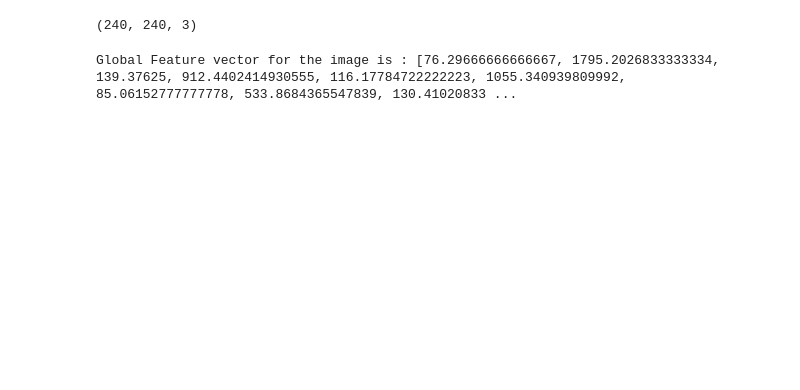
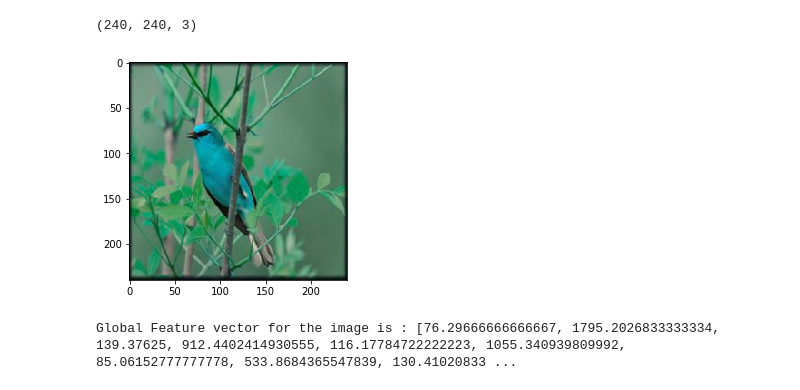
Before and after one commit to ArkaSarkar19/CSE344-Computer-Vision-Homeworks, a Jupyter notebook: HW4/2018222_HW4.ipynb, the cells around one changed output. Saved outputs shown, nothing was run; the diff lists cells and outputs as text; code cells hidden in the pictures; blank space fills up the shorter version.

```diff
--- a/HW4/2018222_HW4.ipynb
+++ b/HW4/2018222_HW4.ipynb
@@ -4,9 +5,12 @@ import cv2
 # %%
 img = cv2.imread("Blue_Winged_Warbler_0078_161889.jpg")
 img = cv2.resize(img, (240, 240))
 print(img.shape)
+plt.imshow(img)
+plt.show()
 # %% [output]
 (240, 240, 3)
+[figure, added]
 # %%
 def calculateSppVector(img):
     parts = [4,9,16,25]
```
Also changed, not shown: parts of 1 cell of this notebook.
